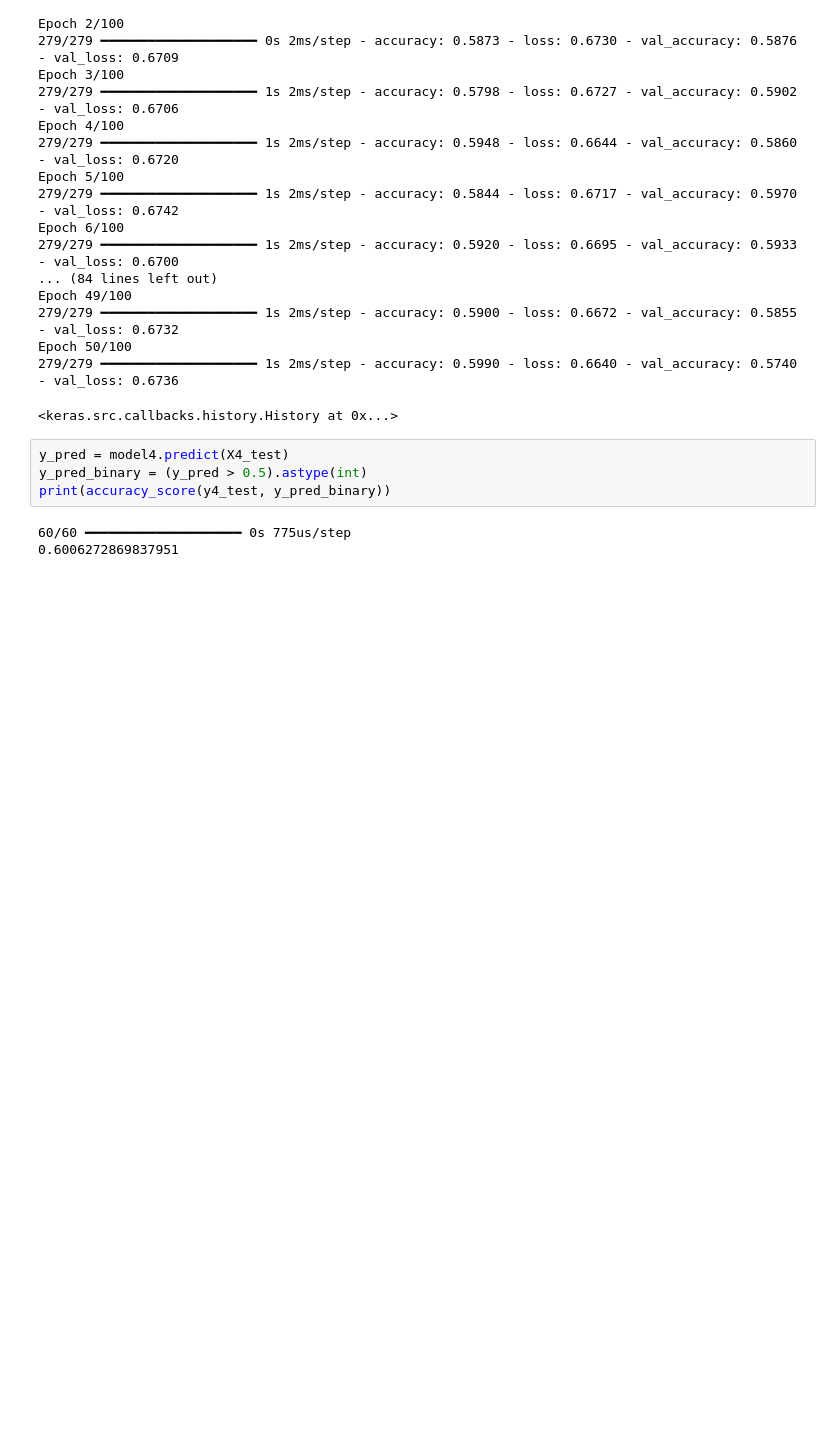
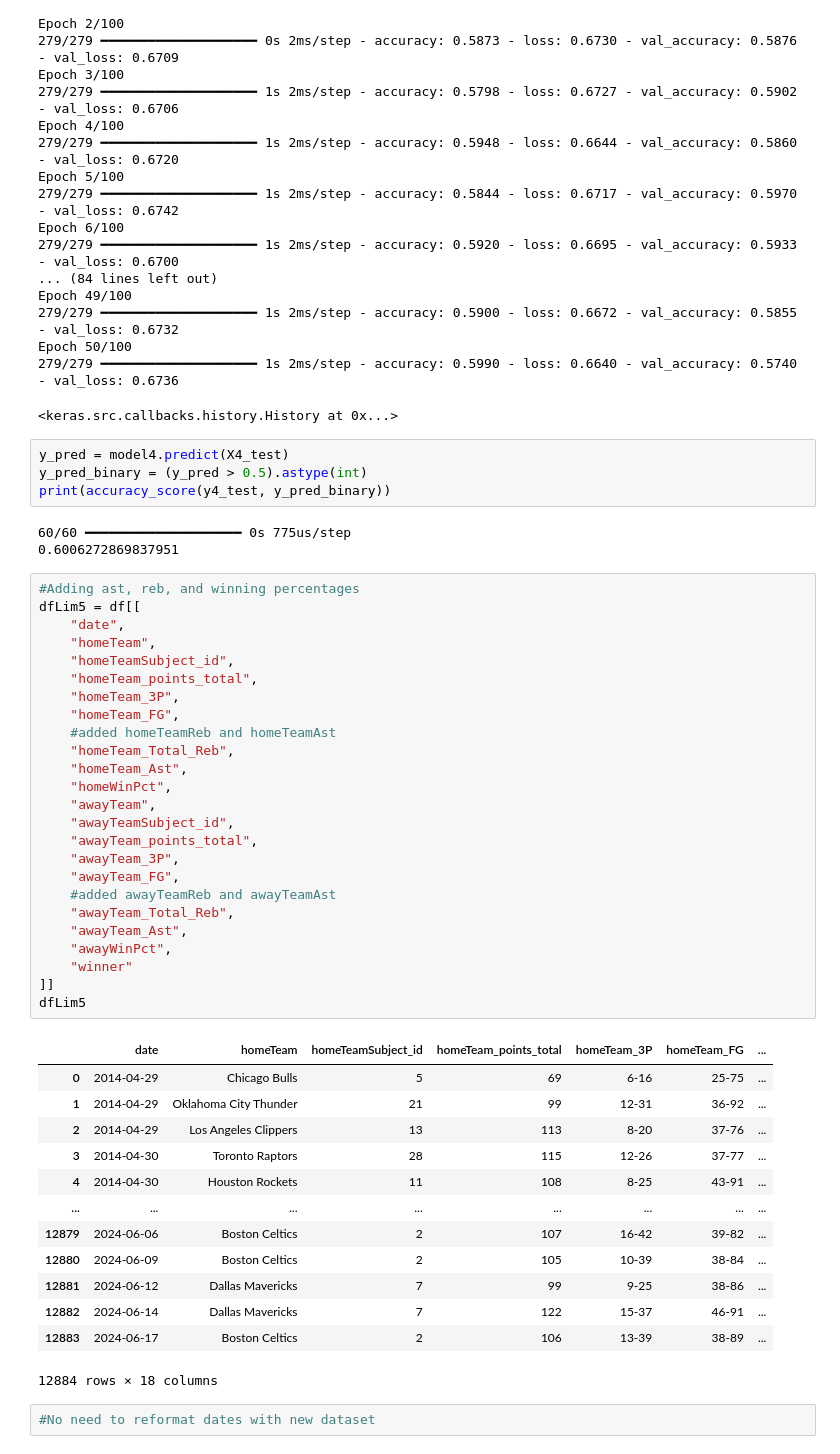
Before and after one commit to maxbraith/NBAModel, a Jupyter notebook: NBAModel/TimeSeriesML/timeSeriesWinner.ipynb, the cells around one changed output. Drawn from its saved outputs; the diff is of its cells as text; blank space fills up the shorter version.

```diff
--- a/NBAModel/TimeSeriesML/timeSeriesWinner.ipynb
+++ b/NBAModel/TimeSeriesML/timeSeriesWinner.ipynb
@@ -1079,3 +1079,44 @@ print(accuracy_score(y4_test, y_pred_binary))
 # %% [output]
 60/60 ━━━━━━━━━━━━━━━━━━━━ 0s 775us/step
 0.6006272869837951
+# %%
+#Adding ast, reb, and winning percentages
+dfLim5 = df[[
+    "date",
+    "homeTeam",
+    "homeTeamSubject_id",
+    "homeTeam_points_total",
+    "homeTeam_3P",
+    "homeTeam_FG",
+    #added homeTeamReb and homeTeamAst
+    "homeTeam_Total_Reb",
+    "homeTeam_Ast",
+    "homeWinPct",
+    "awayTeam",
+    "awayTeamSubject_id",
+    "awayTeam_points_total",
+    "awayTeam_3P",
+    "awayTeam_FG",
+    #added awayTeamReb and awayTeamAst
+    "awayTeam_Total_Reb",
+    "awayTeam_Ast",
+    "awayWinPct",
+    "winner"
+]]
+dfLim5
+# %% [output]
+|  | date | homeTeam | homeTeamSubject_id | homeTeam_points_total | homeTeam_3P | homeTeam_FG | ... |
+| 0 | 2014-04-29 | Chicago Bulls | 5 | 69 | 6-16 | 25-75 | ... |
+| 1 | 2014-04-29 | Oklahoma City Thunder | 21 | 99 | 12-31 | 36-92 | ... |
+| 2 | 2014-04-29 | Los Angeles Clippers | 13 | 113 | 8-20 | 37-76 | ... |
+| 3 | 2014-04-30 | Toronto Raptors | 28 | 115 | 12-26 | 37-77 | ... |
+| 4 | 2014-04-30 | Houston Rockets | 11 | 108 | 8-25 | 43-91 | ... |
+| ... | ... | ... | ... | ... | ... | ... | ... |
+| 12879 | 2024-06-06 | Boston Celtics | 2 | 107 | 16-42 | 39-82 | ... |
+| 12880 | 2024-06-09 | Boston Celtics | 2 | 105 | 10-39 | 38-84 | ... |
+| 12881 | 2024-06-12 | Dallas Mavericks | 7 | 99 | 9-25 | 38-86 | ... |
+| 12882 | 2024-06-14 | Dallas Mavericks | 7 | 122 | 15-37 | 46-91 | ... |
+| 12883 | 2024-06-17 | Boston Celtics | 2 | 106 | 13-39 | 38-89 | ... |
+12884 rows × 18 columns
+# %%
+#No need to reformat dates with new dataset
```
Also changed, not shown: parts of 14 cells of this notebook, 1 other file.
